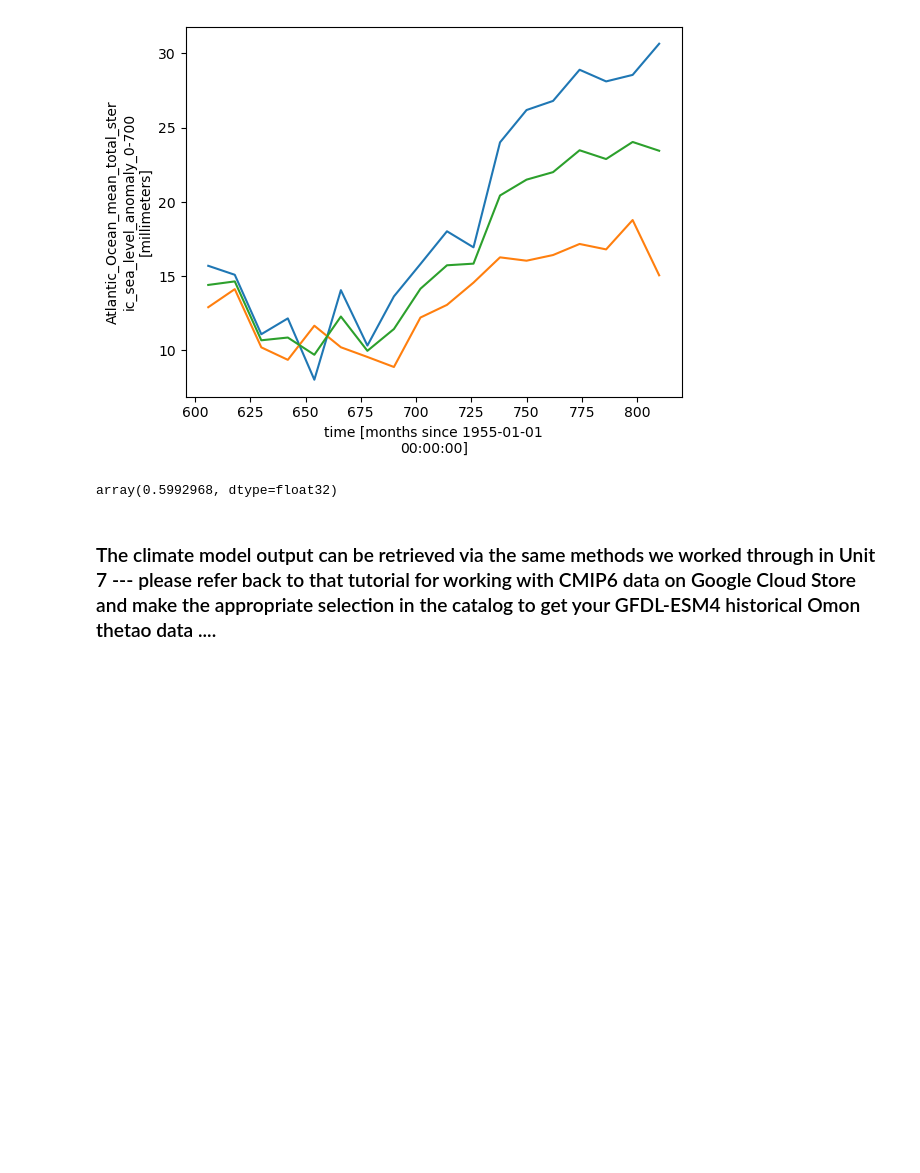
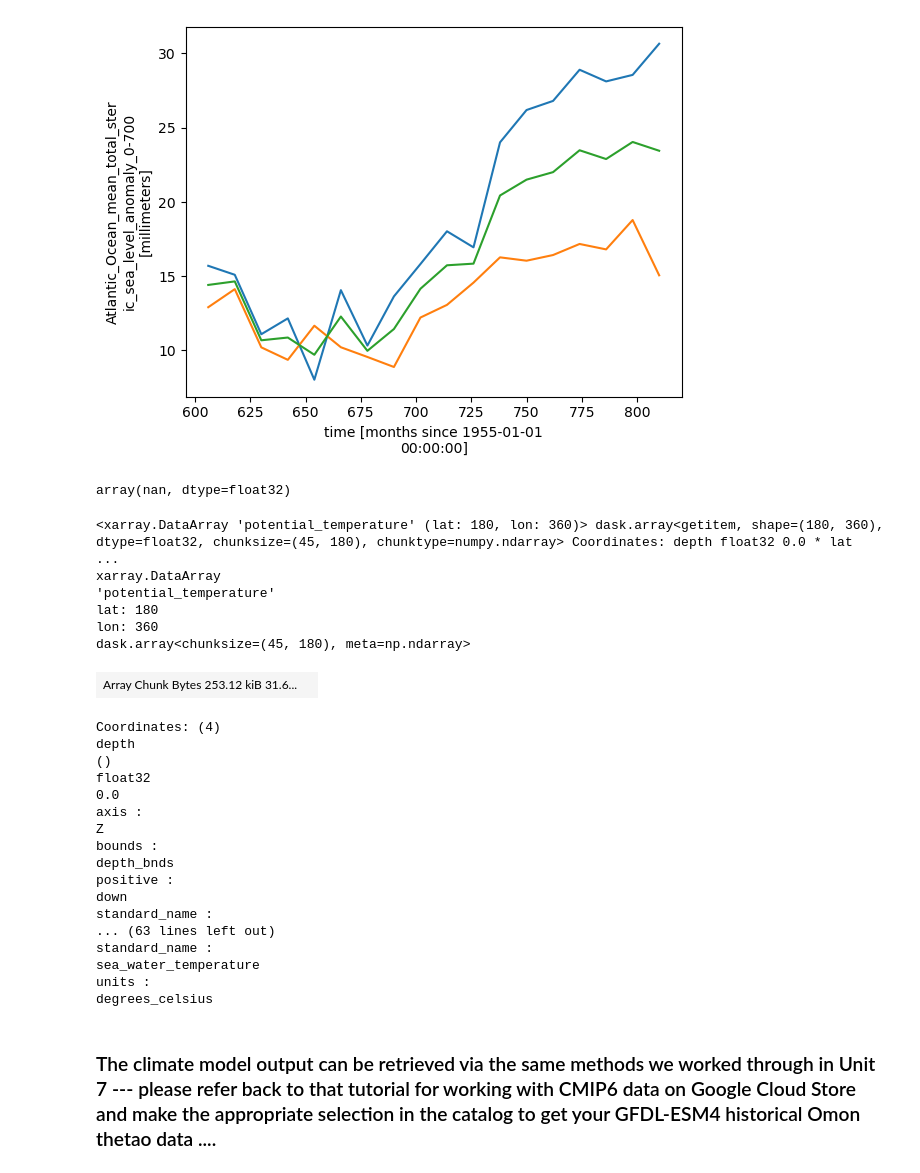
Before and after one commit to EES-3506-5506/Kelly_FinalPrG1, a Jupyter notebook: notebooks/Getting_Started.ipynb, the cells around one changed output. Saved outputs shown, nothing was run; the diff lists cells and outputs as text; code cells hidden in the pictures; blank space fills up the shorter version.

```diff
--- a/notebooks/Getting_Started.ipynb
+++ b/notebooks/Getting_Started.ipynb
@@ -596,8 +606,35 @@ steric_sealvl_0_700.yearl_s_mm_AO.plot()
 [<matplotlib.lines.Line2D at 0x...>]
 [figure]
 # %%
-woa18_2005_17_potential_temp.isel(depth=0).sel(lat=slice(55,89.5)).mean(dim=['lat','lon']).values
+woa18_2005_17_potential_temp.isel(depth=0).sel(lat=slice(-4,-40)).mean(dim=['lat','lon']).values
 # %% [output]
-array(0.5992968, dtype=float32)
+array(nan, dtype=float32)
+# %%
+woa18_2005_17_potential_temp.isel(depth=0).mean(dim=['lat','lon']
+# %% [output]
+<xarray.DataArray 'potential_temperature' (lat: 180, lon: 360)> dask.array<getitem, shape=(180, 360), dtype=float32, chunksize=(45, 180), chunktype=numpy.ndarray> Coordinates: depth float32 0.0 * lat  ...
+xarray.DataArray
+'potential_temperature'
+lat: 180
+lon: 360
+dask.array<chunksize=(45, 180), meta=np.ndarray>
+| Array Chunk Bytes 253.12 kiB 31.6... |  |
+Coordinates: (4)
+depth
+()
+float32
+0.0
+axis :
+Z
+bounds :
+depth_bnds
+positive :
+down
+standard_name :
+... (63 lines left out)
+standard_name :
+sea_water_temperature
+units :
+degrees_celsius
 # %% [markdown]
 ### The climate model output can be retrieved via the same methods we worked through in Unit 7 --- please refer back to that tutorial for working with CMIP6 data on Google Cloud Store and make the appropriate selection in the catalog to get your GFDL-ESM4 historical Omon thetao data ....
```
Also changed, not shown: parts of 1 cell of this notebook.
